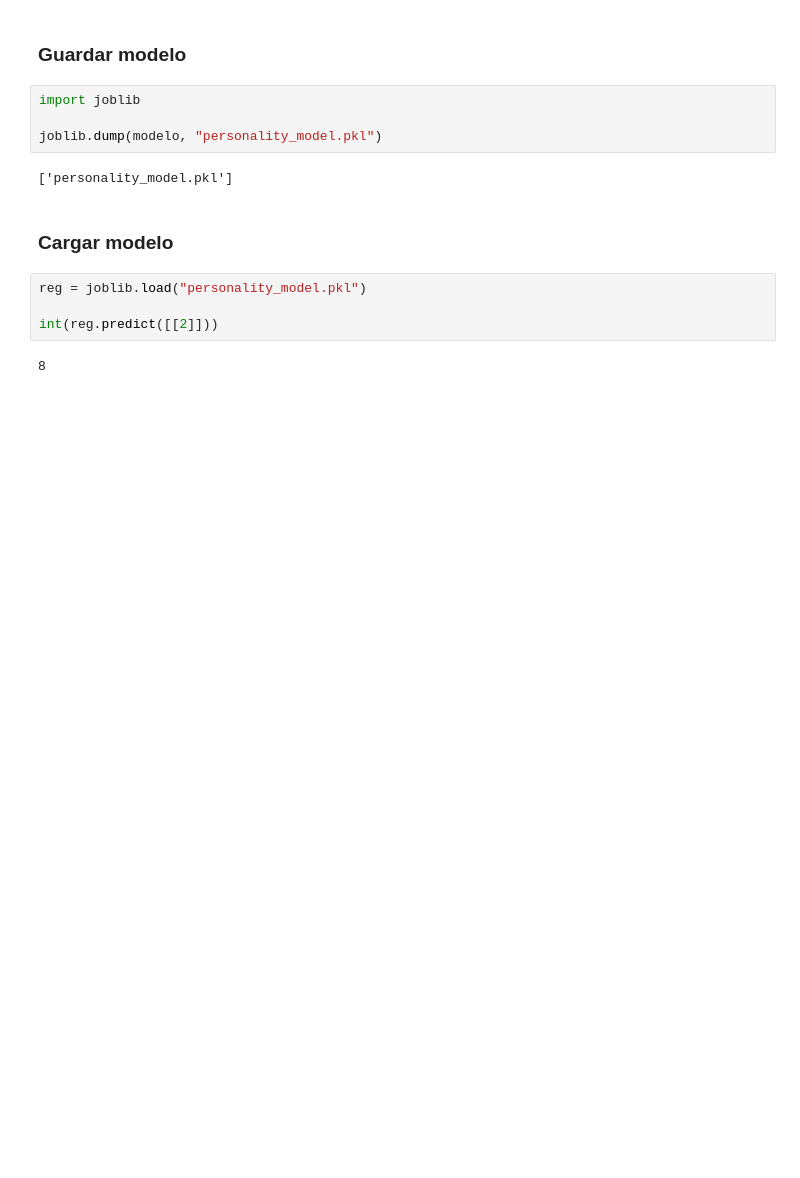
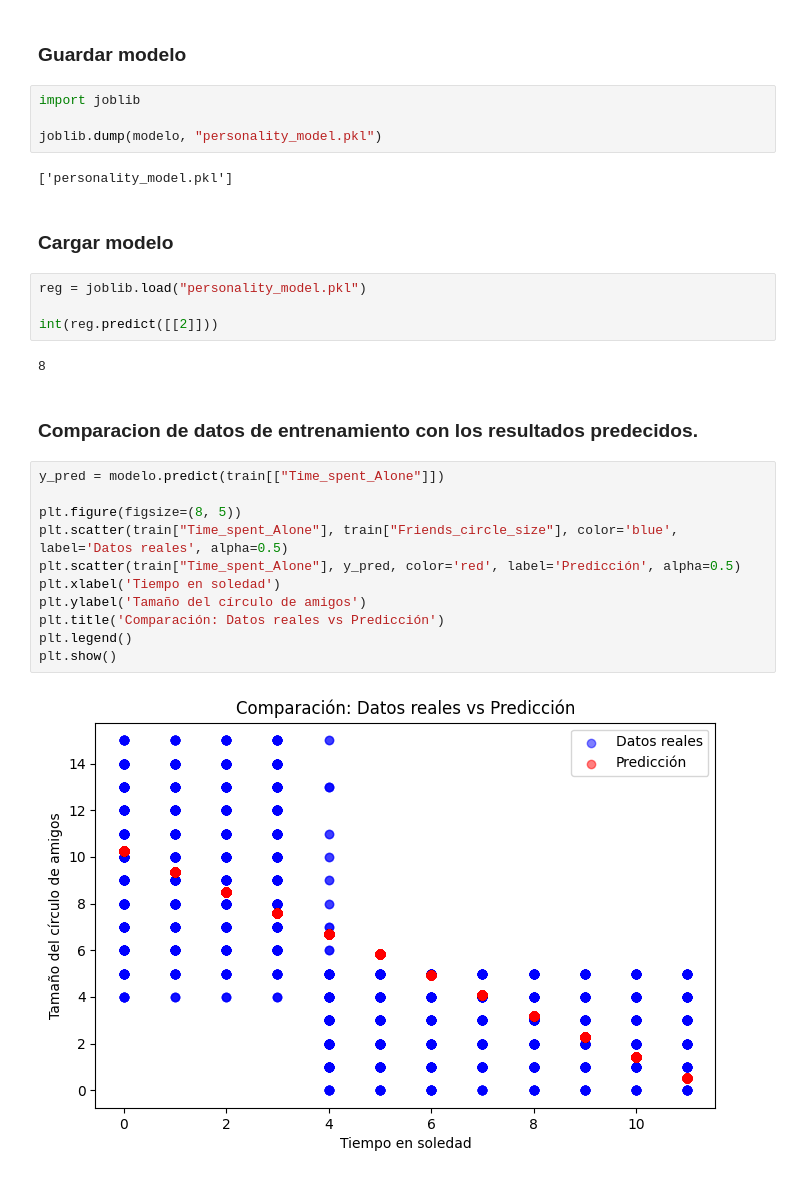
Before and after one commit to mateo-385/regresion-linear, a Jupyter notebook: main.ipynb, the cells around one changed output. Drawn from its saved outputs; the diff is of its cells as text; blank space fills up the shorter version.

Commit message:
feat: :sparkles: graficar resultados de prediccion

```diff
--- a/main.ipynb
+++ b/main.ipynb
@@ -102,3 +102,18 @@ reg = joblib.load("personality_model.pkl")
 int(reg.predict([[2]]))
 # %% [output]
 8
+# %% [markdown]
+### Comparacion de datos de entrenamiento con los resultados predecidos.
+# %%
+y_pred = modelo.predict(train[["Time_spent_Alone"]])
+
+plt.figure(figsize=(8, 5))
+plt.scatter(train["Time_spent_Alone"], train["Friends_circle_size"], color='blue', label='Datos reales', alpha=0.5)
+plt.scatter(train["Time_spent_Alone"], y_pred, color='red', label='Predicción', alpha=0.5)
+plt.xlabel('Tiempo en soledad')
+plt.ylabel('Tamaño del círculo de amigos')
+plt.title('Comparación: Datos reales vs Predicción')
+plt.legend()
+plt.show()
+# %% [output]
+[figure, added]
```
